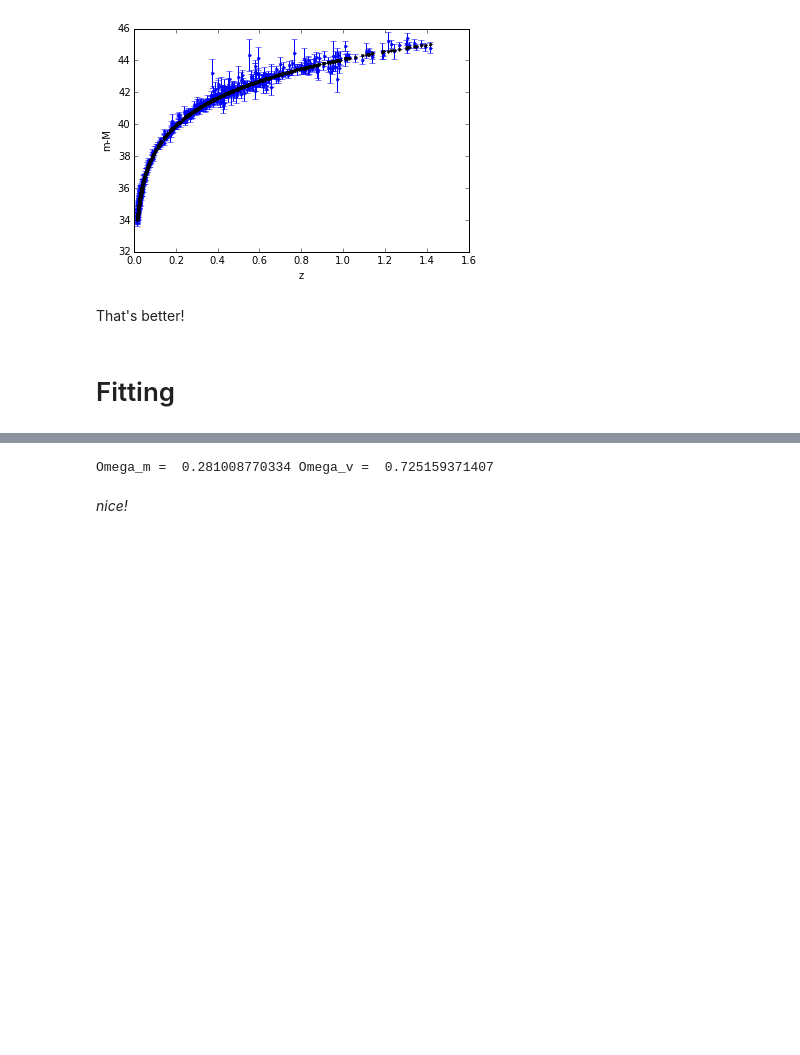
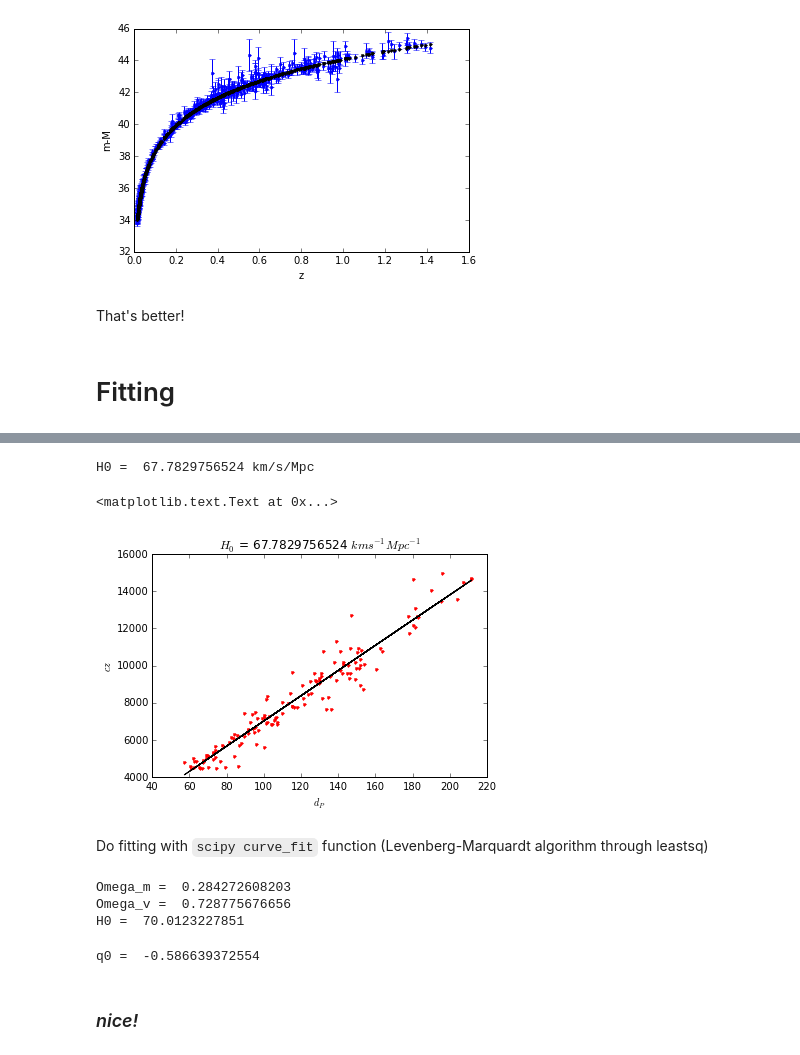
Before and after one commit to ridlo/cosmology_notebook, a Jupyter notebook: sn_cosmo_fitting.ipynb, the cells around one changed output, grey strips where cells are left out. Saved outputs shown, nothing was run; the diff lists cells and outputs as text; code cells hidden in the pictures; blank space fills up the shorter version.

```diff
--- a/sn_cosmo_fitting.ipynb
+++ b/sn_cosmo_fitting.ipynb
@@ -130,3 +149,19 @@ That's better!
+# %%
+from scipy import stats
+slope, intercept, r_value, p_value, std_err = stats.linregress(dp_z0, cz)
+print 'H0 = ', slope, 'km/s/Mpc'
+
+fit_cz = slope*dp_z0 + intercept
+plt.plot(dp_z0, cz, 'r.', dp_z0, fit_cz, 'k')
+plt.title(r'$H_0$ = %s $km s^{-1} Mpc^{-1}$' %(slope))
+plt.xlabel(r'$d_{P}$')
+plt.ylabel(r'$cz$')
+# %% [output]
+H0 =  67.7829756524 km/s/Mpc
+<matplotlib.text.Text at 0x...>
+[figure, added]
+# %% [markdown]
+Do fitting with `scipy curve_fit` function (Levenberg-Marquardt algorithm through leastsq)
 # %%
 from scipy.optimize import curve_fit
 # %%
@@ -141,9 +175,17 @@ def func(z, w_m, w_v): # z is a numpy array
     distmod = 5.0*np.log10(d_l) + 25.0 # calculate distance modulus from luminosity distance
     return distmod # return numpy array
 # %%
-popt, pcov = curve_fit(func, data['redshift'], data['distancemod'], sigma=data['errordistancemod'])
-print "Omega_m = ", popt[0], "Omega_v = ", popt[1]
+init_guess = [0.3, 0.7, slope] # initial guess
+popt, pcov = curve_fit(func, data['redshift'], data['distancemod'], sigma=data['errordistancemod'], p0=init_guess)
+print "Omega_m = ", popt[0], "\nOmega_v = ", popt[1], "\nH0 = ", popt[2]
 # %% [output]
-Omega_m =  0.281008770334 Omega_v =  0.725159371407
+Omega_m =  0.284272608203
+Omega_v =  0.728775676656
+H0 =  70.0123227851
+# %%
+q0 = 0.5*popt[0] - popt[1]
+print 'q0 = ', q0
+# %% [output]
+q0 =  -0.586639372554
 # %% [markdown]
-*nice!*
+### *nice!*
```
Also changed, not shown: parts of 12 cells of this notebook.
